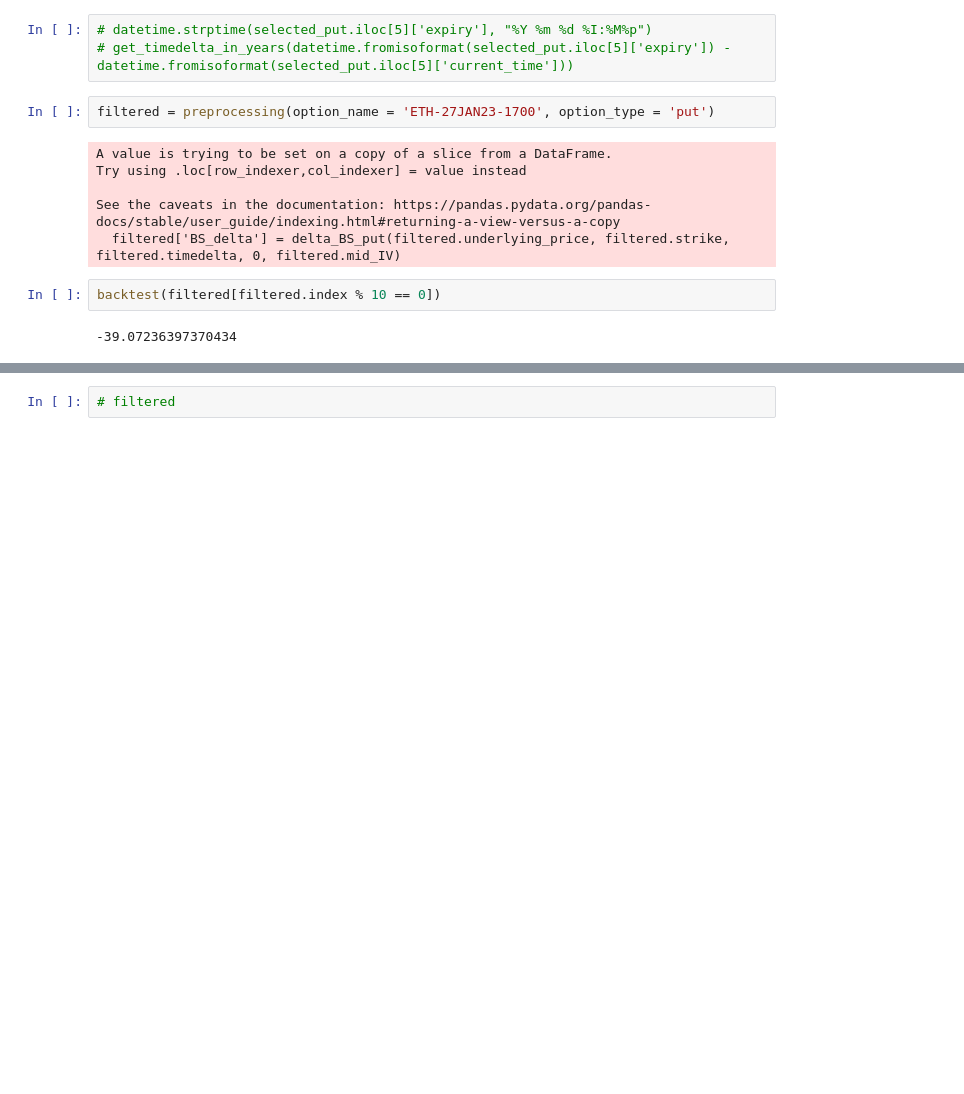
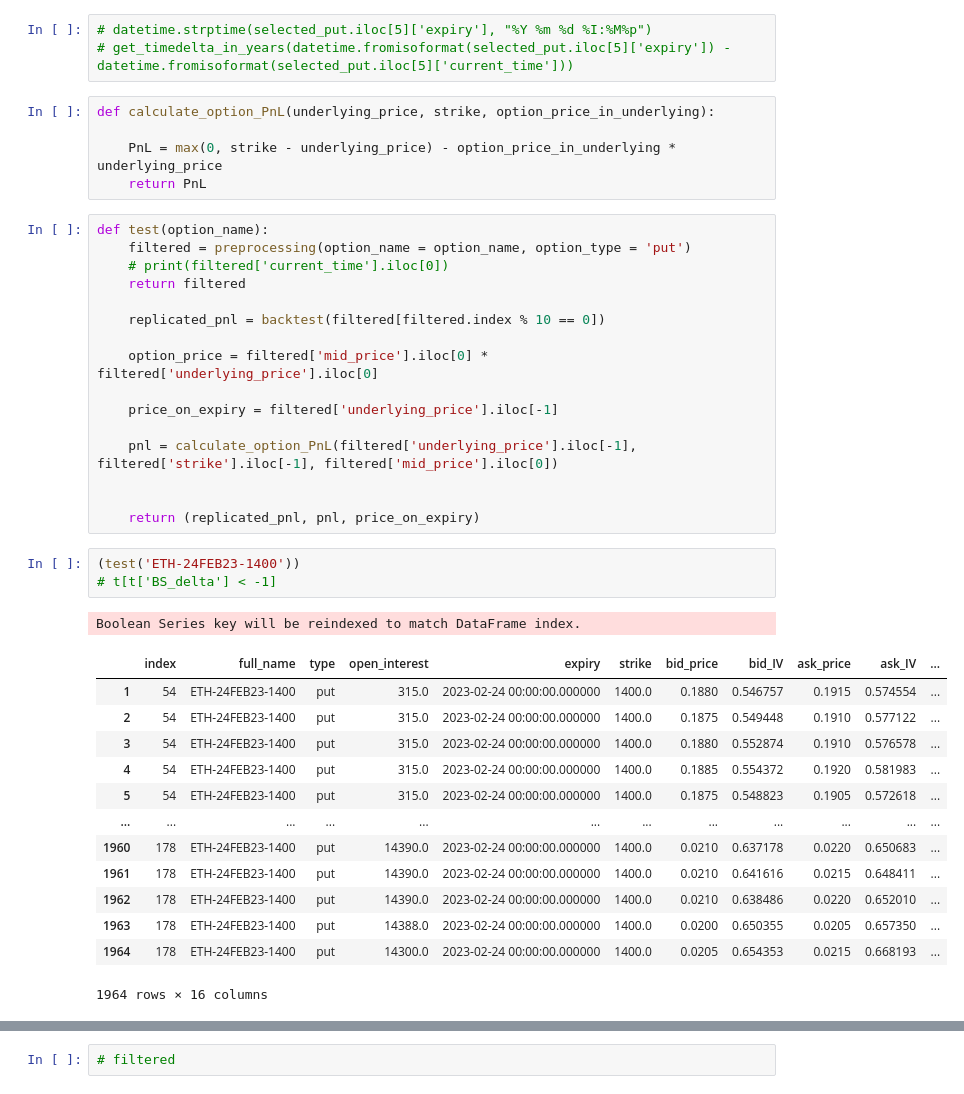
Before and after one commit to DeltaDex-Protocol/research, a Jupyter notebook: backtests.ipynb, the cells around one changed output, grey strips where cells are left out. Saved outputs shown, nothing was run; the diff lists cells and outputs as text; blank space fills up the shorter version.

```diff
--- a/backtests.ipynb
+++ b/backtests.ipynb
@@ -96,15 +96,42 @@ def backtest(df):
 # %%
 # datetime.strptime(selected_put.iloc[5]['expiry'], "%Y %m %d %I:%M%p")
 # get_timedelta_in_years(datetime.fromisoformat(selected_put.iloc[5]['expiry']) - datetime.fromisoformat(selected_put.iloc[5]['current_time']))
-# %%
-filtered = preprocessing(option_name = 'ETH-27JAN23-1700', option_type = 'put')
-# %% [output]
-A value is trying to be set on a copy of a slice from a DataFrame.
-Try using .loc[row_indexer,col_indexer] = value instead
-
-See the caveats in the documentation: https://pandas.pydata.org/pandas-docs/stable/user_guide/indexing.html#returning-a-view-versus-a-copy
-  filtered['BS_delta'] = delta_BS_put(filtered.underlying_price, filtered.strike, filtered.timedelta, 0, filtered.mid_IV)
-# %%
-backtest(filtered[filtered.index % 10 == 0])
-# %% [output]
--39.07236397370434
+# %%
+def calculate_option_PnL(underlying_price, strike, option_price_in_underlying):
+
+    PnL = max(0, strike - underlying_price) - option_price_in_underlying * underlying_price
+    return PnL
+# %%
+def test(option_name):
+    filtered = preprocessing(option_name = option_name, option_type = 'put')
+    # print(filtered['current_time'].iloc[0])
+    return filtered
+
+    replicated_pnl = backtest(filtered[filtered.index % 10 == 0])
+
+    option_price = filtered['mid_price'].iloc[0] * filtered['underlying_price'].iloc[0]
+
+    price_on_expiry = filtered['underlying_price'].iloc[-1]
+
+    pnl = calculate_option_PnL(filtered['underlying_price'].iloc[-1], filtered['strike'].iloc[-1], filtered['mid_price'].iloc[0])
+
+
+    return (replicated_pnl, pnl, price_on_expiry)
+# %%
+(test('ETH-24FEB23-1400'))
+# t[t['BS_delta'] < -1]
+# %% [output]
+Boolean Series key will be reindexed to match DataFrame index.
+|  | index | full_name | type | open_interest | expiry | strike | bid_price | bid_IV | ask_price | ask_IV | ... |
+| 1 | 54 | ETH-24FEB23-1400 | put | 315.0 | 2023-02-24 00:00:00.000000 | 1400.0 | 0.1880 | 0.546757 | 0.1915 | 0.574554 | ... |
+| 2 | 54 | ETH-24FEB23-1400 | put | 315.0 | 2023-02-24 00:00:00.000000 | 1400.0 | 0.1875 | 0.549448 | 0.1910 | 0.577122 | ... |
+| 3 | 54 | ETH-24FEB23-1400 | put | 315.0 | 2023-02-24 00:00:00.000000 | 1400.0 | 0.1880 | 0.552874 | 0.1910 | 0.576578 | ... |
+| 4 | 54 | ETH-24FEB23-1400 | put | 315.0 | 2023-02-24 00:00:00.000000 | 1400.0 | 0.1885 | 0.554372 | 0.1920 | 0.581983 | ... |
+| 5 | 54 | ETH-24FEB23-1400 | put | 315.0 | 2023-02-24 00:00:00.000000 | 1400.0 | 0.1875 | 0.548823 | 0.1905 | 0.572618 | ... |
+| ... | ... | ... | ... | ... | ... | ... | ... | ... | ... | ... | ... |
+| 1960 | 178 | ETH-24FEB23-1400 | put | 14390.0 | 2023-02-24 00:00:00.000000 | 1400.0 | 0.0210 | 0.637178 | 0.0220 | 0.650683 | ... |
+| 1961 | 178 | ETH-24FEB23-1400 | put | 14390.0 | 2023-02-24 00:00:00.000000 | 1400.0 | 0.0210 | 0.641616 | 0.0215 | 0.648411 | ... |
+| 1962 | 178 | ETH-24FEB23-1400 | put | 14390.0 | 2023-02-24 00:00:00.000000 | 1400.0 | 0.0210 | 0.638486 | 0.0220 | 0.652010 | ... |
+| 1963 | 178 | ETH-24FEB23-1400 | put | 14388.0 | 2023-02-24 00:00:00.000000 | 1400.0 | 0.0200 | 0.650355 | 0.0205 | 0.657350 | ... |
+| 1964 | 178 | ETH-24FEB23-1400 | put | 14300.0 | 2023-02-24 00:00:00.000000 | 1400.0 | 0.0205 | 0.654353 | 0.0215 | 0.668193 | ... |
+1964 rows × 16 columns
```
Also changed, not shown: parts of 11 cells of this notebook.
